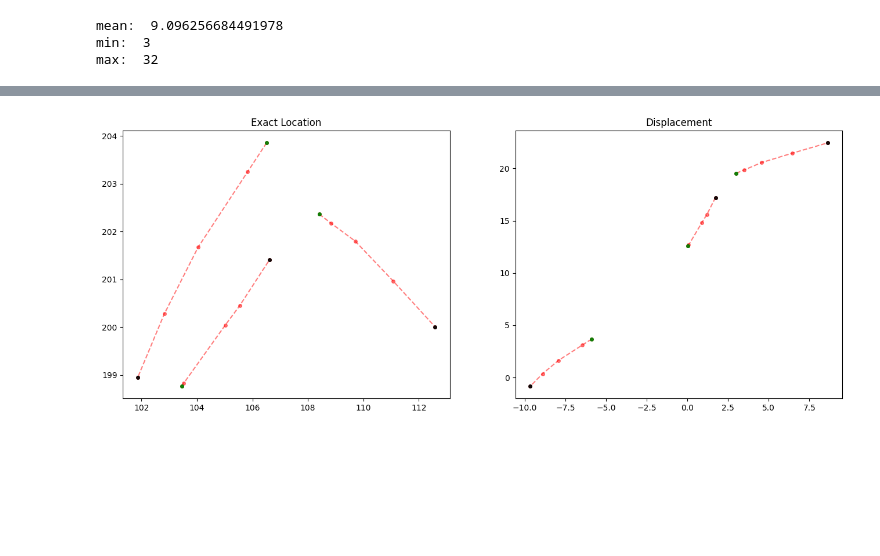
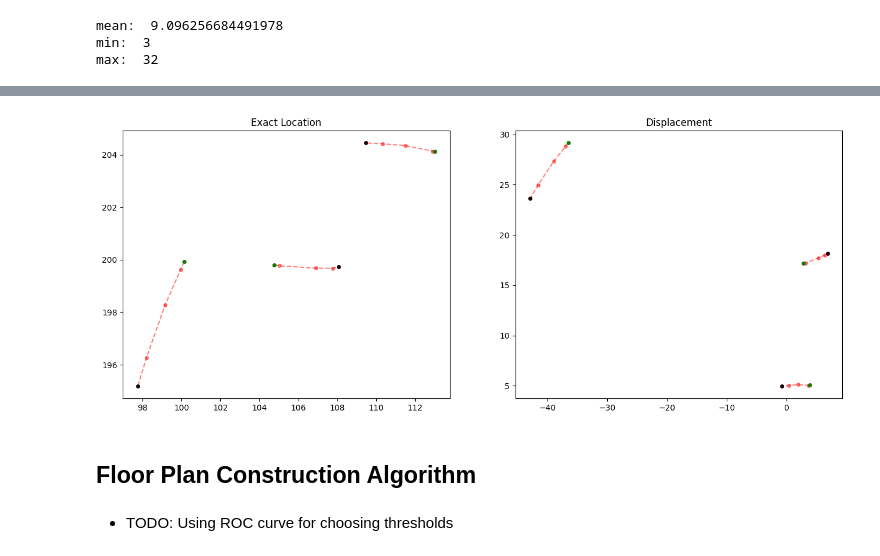
Before and after one commit to hungnd11/my-thesis, a Jupyter notebook: code/notebooks/piloc_1.ipynb, the cells around one changed output, grey strips where cells are left out. Saved outputs shown, nothing was run; the diff lists cells and outputs as text; code cells hidden in the pictures; blank space fills up the shorter version.

Commit message:
feat: piloc floor map construction

```diff
--- a/code/notebooks/piloc_1.ipynb
+++ b/code/notebooks/piloc_1.ipynb
@@ -350,13 +350,3 @@ ax.legend()
 plt.show()
 # %% [output]
 [figure]
-# %%
-if len(turn_point_indices) > 0:
-  clustering = AgglomerativeClustering(distance_threshold=2, n_clusters=None).fit(turn_point_indices.reshape(-1, 1))
-  turn_point_indices = [0] * len(set(clustering.labels_))
-
-  for cluster_label in clustering.labels_:
-    turn_point_indices[cluster_label] = turn_point_indices[clustering.labels_ == cluster_label].mean().astype(np.int32)
-
-else:
-  turn_point_indices = []
@@ -1388,19 +1377,23 @@ data[(data["signal_corr"] >= 0.1) & (data["path_corr"] >= 1.)].sort_values("path
 # %%
 fig, (ax1, ax2) = plt.subplots(1, 2, figsize=(16, 6))
 
 segments = [
-    turn_segments[112],
-    turn_segments[113],
-    turn_segments[173],
+    turn_segments[96],
+    turn_segments[132],
+    turn_segments[172],
 ]
 
 plot_segment_exact_locations(segments, ax=ax1)
 plot_segment_displacements(segments, ax=ax2)
 
 ax1.set_title("Exact Location")
 
 ax2.set_title("Displacement")
 
 plt.show()
 # %% [output]
-[figure, old version]
+[figure, new version]
+# %% [markdown]
+## Floor Plan Construction Algorithm
+# %% [markdown]
+* TODO: Using ROC curve for choosing thresholds
```
Also changed, not shown: parts of 42 cells of this notebook.
